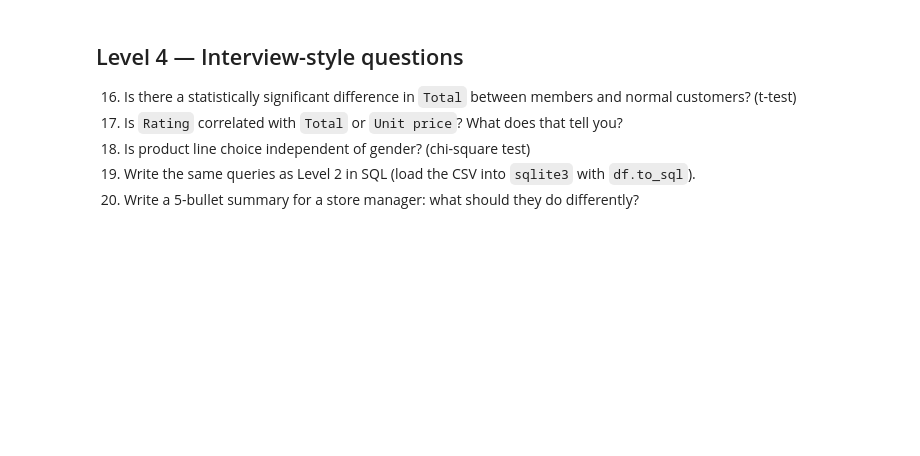
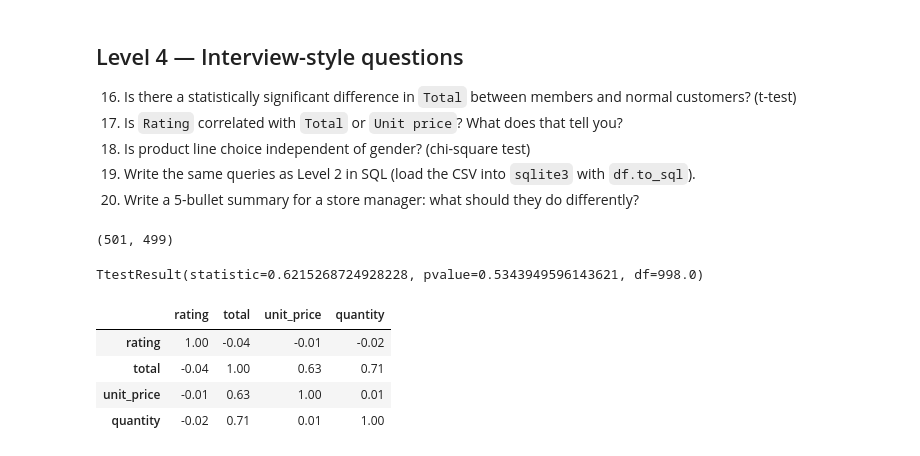
Before and after one commit to Talibdev27/supermarket-sales-analysis, a Jupyter notebook: practice.ipynb, the cells around one changed output. Drawn from its saved outputs; the diff is of its cells as text; code cells hidden in the pictures; blank space fills up the shorter version.

Commit message:
Level 4: statistics, SQL and manager summary

```diff
--- a/practice.ipynb
+++ b/practice.ipynb
@@ -508,3 +560,27 @@ heat.style.background_gradient(cmap="Reds", axis=None).format("{:.0f}")
 18. Is product line choice independent of gender? (chi-square test)
 19. Write the same queries as Level 2 in SQL (load the CSV into `sqlite3` with `df.to_sql`).
 20. Write a 5-bullet summary for a store manager: what should they do differently?
+# %%
+# Ex 16: split the money column into two groups (== compares, = assigns)
+members = df[df["customer_type"] == "Member"]["total"]
+normals = df[df["customer_type"] == "Normal"]["total"]
+len(members), len(normals)
+# %% [output]
+(501, 499)
+# %%
+# t-test: p = 0.53 (> 0.05), so the members' 3% lead could easily be luck
+from scipy import stats
+
+stats.ttest_ind(members, normals)
+# %% [output]
+TtestResult(statistic=0.6215268724928228, pvalue=0.5343949596143621, df=998.0)
+# %%
+# Ex 17: rating vs spend is ~0 (no link).
+# total correlates with price and quantity because it is calculated from them
+df[["rating", "total", "unit_price", "quantity"]].corr().round(2)
+# %% [output]
+|  | rating | total | unit_price | quantity |
+| rating | 1.00 | -0.04 | -0.01 | -0.02 |
+| total | -0.04 | 1.00 | 0.63 | 0.71 |
+| unit_price | -0.01 | 0.63 | 1.00 | 0.01 |
+| quantity | -0.02 | 0.71 | 0.01 | 1.00 |
```
Also changed, not shown: parts of 51 cells of this notebook.
